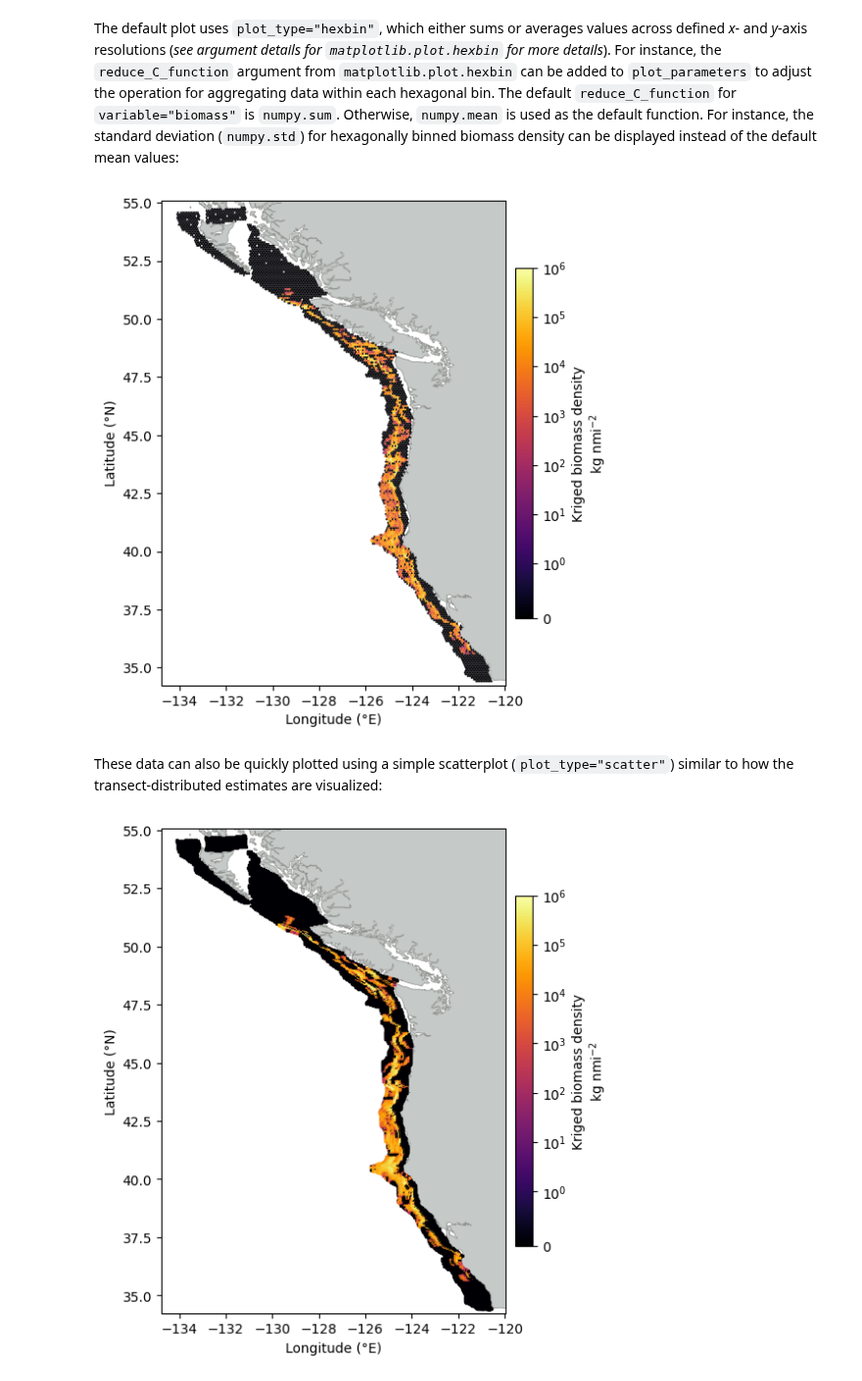
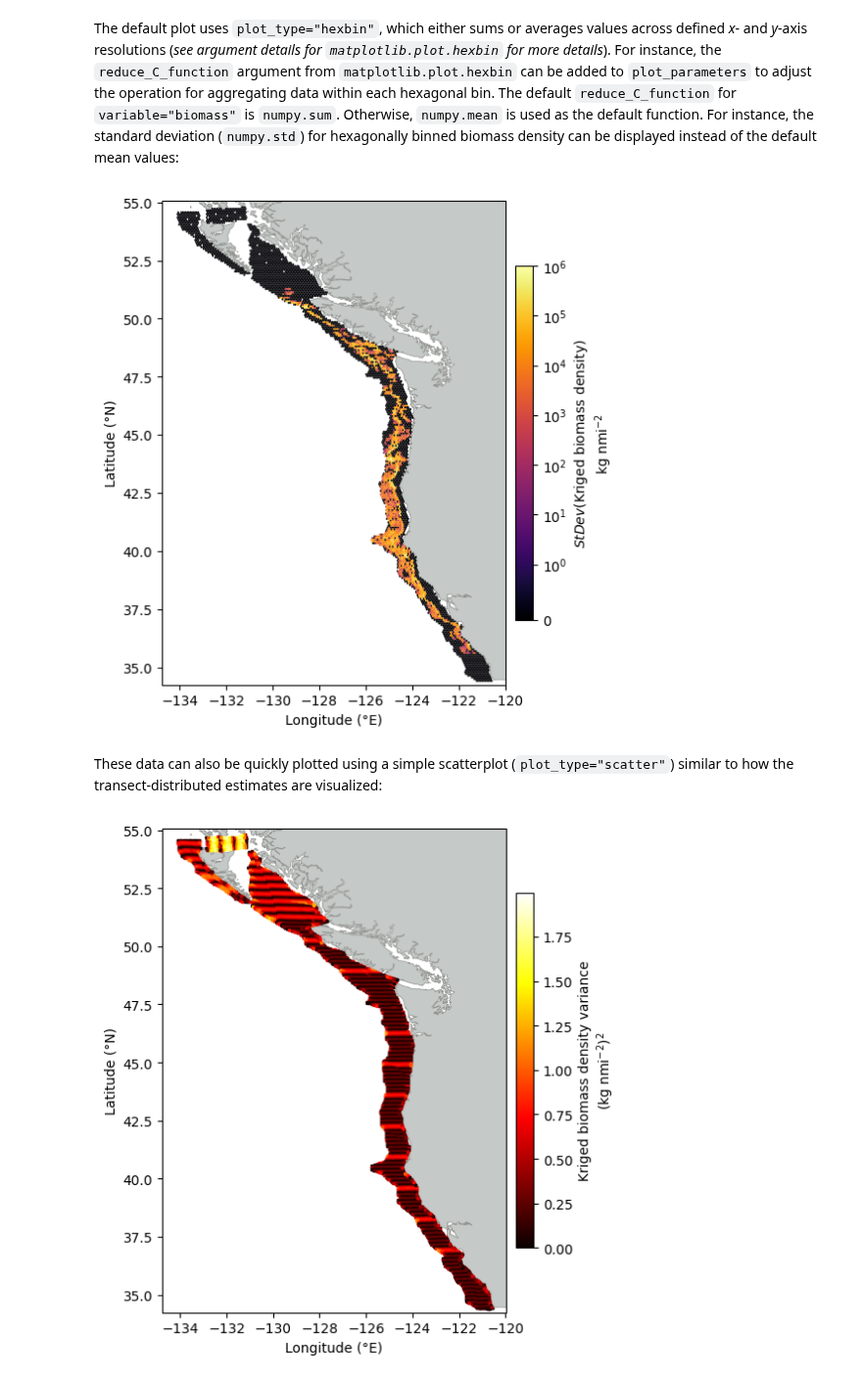
Before and after one commit to OSOceanAcoustics/echopop, a Jupyter notebook: docs/example_notebooks/plotting.ipynb, the cells around one changed output. Shown at 98% size. Cells and saved outputs as stored; diff of their text form; code cells hidden in the pictures.

```diff
--- a/docs/example_notebooks/plotting.ipynb
+++ b/docs/example_notebooks/plotting.ipynb
@@ -5,8 +5,8 @@ import os
 os.chdir("..")
 
 from echopop import Survey
-init_config = "C:/Users/Brandyn Lucca/Documents/GitHub/echopop/config_files/initialization_config.yml"
-file_config = "C:/Users/Brandyn Lucca/Documents/GitHub/echopop/config_files/survey_year_2019_config.yml"
+init_config = "C:/Users/Brandyn/Documents/GitHub/echopop/config_files/initialization_config.yml"
+file_config = "C:/Users/Brandyn/Documents/GitHub/echopop/config_files/survey_year_2019_config.yml"
 survey = Survey(init_config, file_config)
 survey.load_survey_data(verbose=False)
 survey.load_acoustic_data(verbose=False)
@@ -209,13 +225,21 @@ The default plot uses `plot_type="hexbin"`, which either sums or averages values
 # %%
 import numpy as np
 
-survey.plot(kind="mesh", variable="kriged_mean", plot_type="hexbin", plot_parameters={"reduce_C_function": np.std, "log_base": 10})
+survey.plot(kind="mesh",
+            variable="kriged_mean",
+            plot_type="hexbin",
+            plot_parameters={
+                "reduce_C_function": np.std,
+                "colorbar_label": "$StDev$(Kriged biomass density)\nkg nmi$^{-2}$",
+                "log_base": 10})
 # %% [output]
-[figure, old version]
+[figure, new version]
 # %% [markdown]
 These data can also be quickly plotted using a simple scatterplot (`plot_type="scatter"`) similar to how the transect-distributed estimates are visualized:
 # %%
-survey.plot(kind="mesh", variable="kriged_mean", plot_type="scatter", plot_parameters={"log_base": 10})
+survey.plot(kind="mesh",
+            variable="kriged_variance",
+            plot_type="scatter")
 # %% [output]
-[figure, old version]
+[figure, new version]
 # %% [markdown]
```
Also changed, not shown: parts of 5 cells of this notebook.
